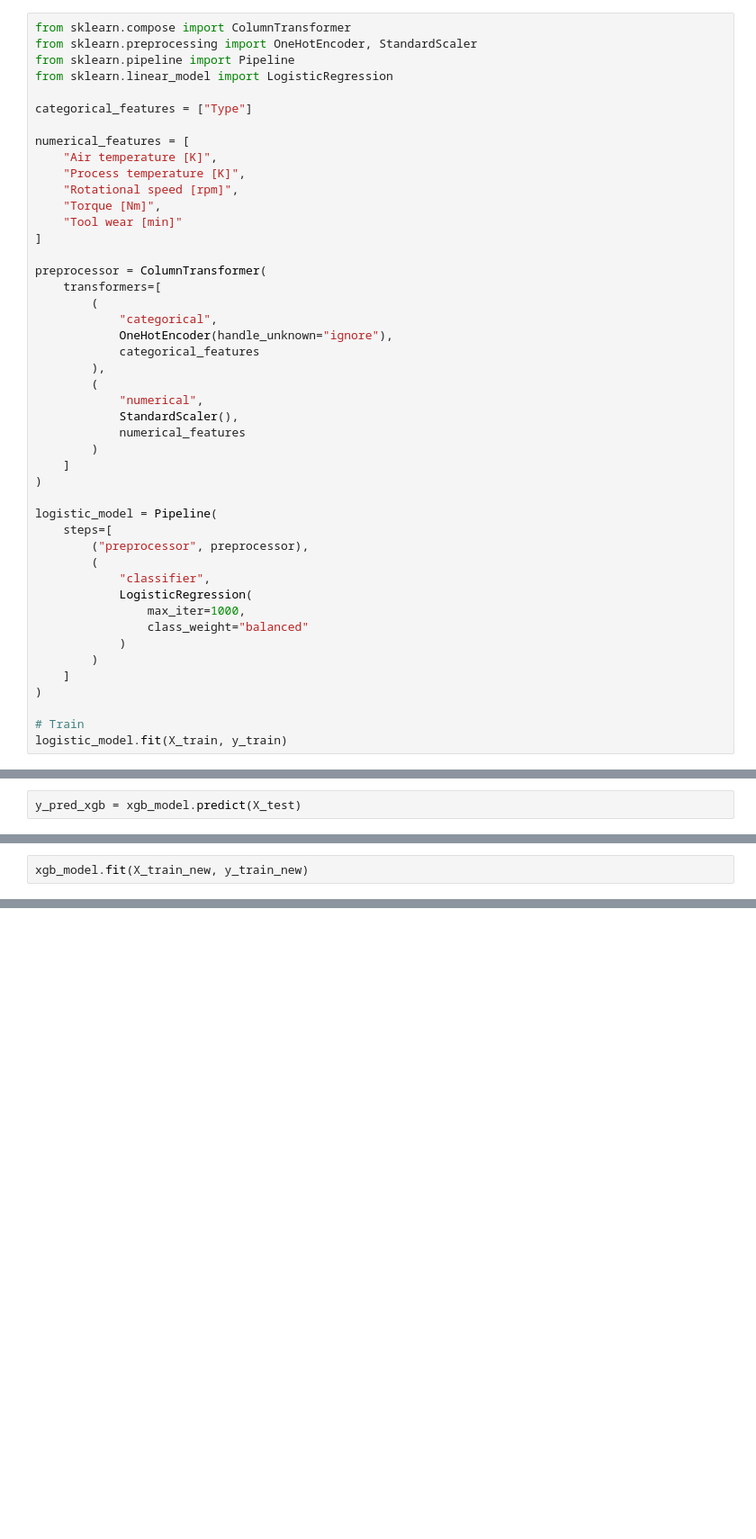
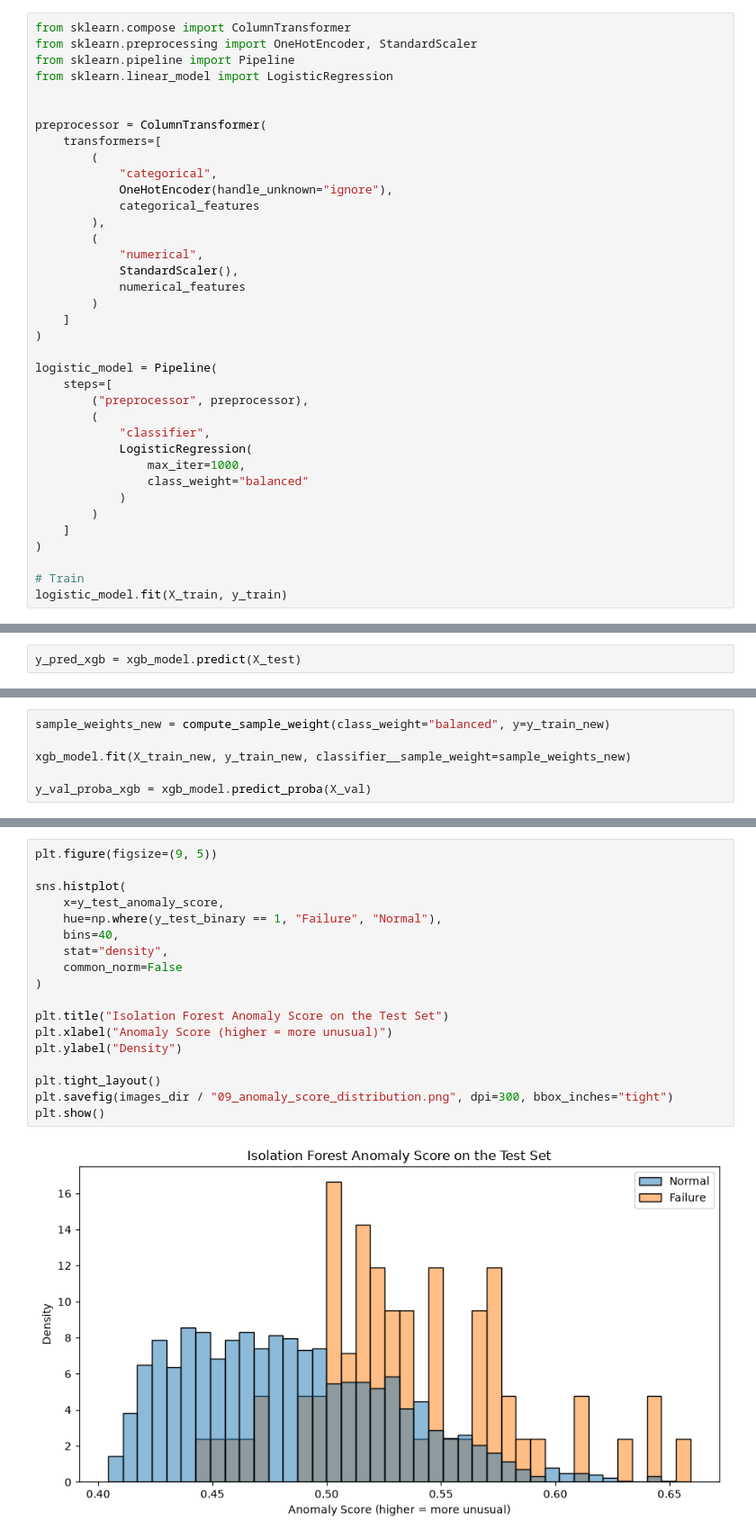
Before and after one commit to FayrouzWaleed/industrial-predictive-maintenance, a Jupyter notebook: notebooks/predictive_maintenance.ipynb, the cells around one changed output, grey strips where cells are left out. Shown at 90% size. Drawn from its saved outputs; the diff is of its cells as text; blank space fills up the shorter version.

```diff
--- a/notebooks/predictive_maintenance.ipynb
+++ b/notebooks/predictive_maintenance.ipynb
@@ -463,15 +720,6 @@ from sklearn.preprocessing import OneHotEncoder, StandardScaler
 from sklearn.pipeline import Pipeline
 from sklearn.linear_model import LogisticRegression
 
-categorical_features = ["Type"]
-
-numerical_features = [
-    "Air temperature [K]",
-    "Process temperature [K]",
-    "Rotational speed [rpm]",
-    "Torque [Nm]",
-    "Tool wear [min]"
-]
 
 preprocessor = ColumnTransformer(
     transformers=[
@@ -735,2 +930,0 @@ Validation: (1600, 6)
-# %%
-xgb_model.fit(X_train_new, y_train_new)
@@ -1014,0 +1028,6 @@ The final model should be selected according to the acceptable trade-off between
+# %%
+sample_weights_new = compute_sample_weight(class_weight="balanced", y=y_train_new)
+
+xgb_model.fit(X_train_new, y_train_new, classifier__sample_weight=sample_weights_new)
+
+y_val_proba_xgb = xgb_model.predict_proba(X_val)
@@ -1014,0 +1414,20 @@ The final model should be selected according to the acceptable trade-off between
+# %%
+plt.figure(figsize=(9, 5))
+
+sns.histplot(
+    x=y_test_anomaly_score,
+    hue=np.where(y_test_binary == 1, "Failure", "Normal"),
+    bins=40,
+    stat="density",
+    common_norm=False
+)
+
+plt.title("Isolation Forest Anomaly Score on the Test Set")
+plt.xlabel("Anomaly Score (higher = more unusual)")
+plt.ylabel("Density")
+
+plt.tight_layout()
+plt.savefig(images_dir / "09_anomaly_score_distribution.png", dpi=300, bbox_inches="tight")
+plt.show()
+# %% [output]
+[figure, added]
```
Also changed, not shown: parts of 79 cells of this notebook, 5 other files.
